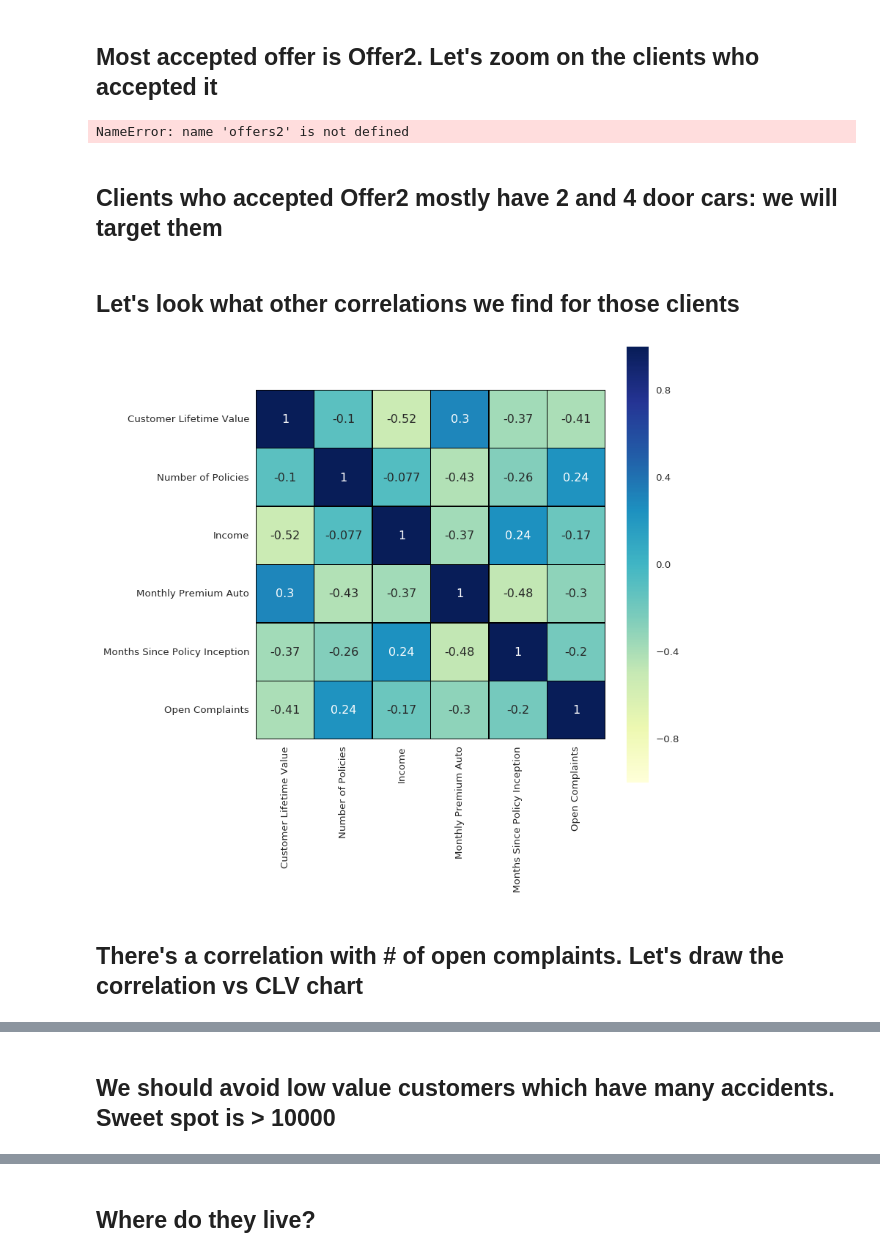
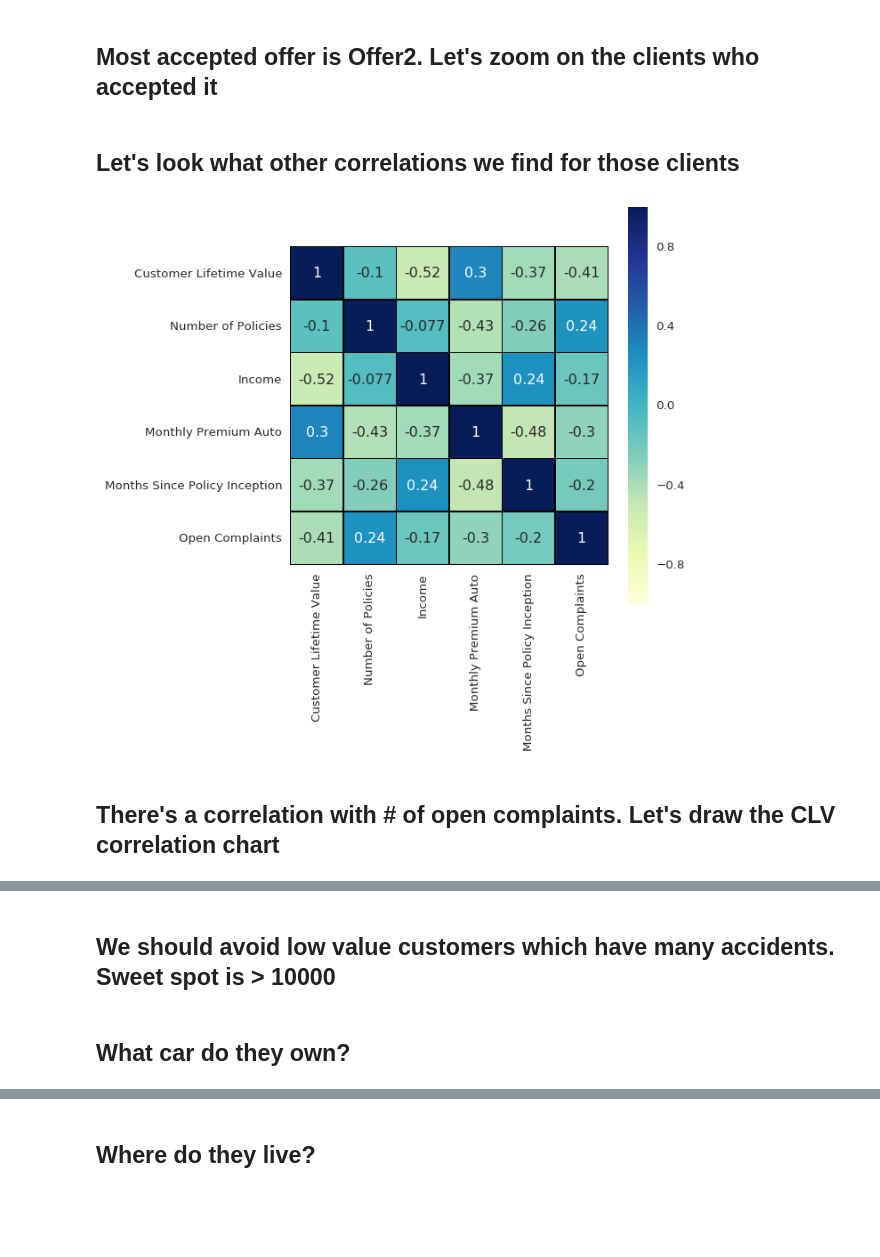
Before and after one commit to obarrot/dsx, a Jupyter notebook: insurance CLV.ipynb, the cells around one changed output, grey strips where cells are left out. Saved outputs shown, nothing was run; the diff lists cells and outputs as text; code cells hidden in the pictures; blank space fills up the shorter version.

```diff
--- a/insurance CLV.ipynb
+++ b/insurance CLV.ipynb
@@ -105,28 +110,22 @@ display(renewals)
 [interactive output not drawn]
 # %% [markdown]
 ## Most accepted offer is Offer2. Let's zoom on the clients who accepted it
-# %%
-display(offers2)
-# %% [output]
-NameError: name 'offers2' is not defined
-# %% [markdown]
-## Clients who accepted Offer2 mostly have 2 and 4 door cars: we will target them
 # %% [markdown]
 ## Let's look what other correlations we find for those clients
 # %%
 offers2 = renewals[renewals ['Renew Offer Type'] == "Offer2"  ]
 del offers2['Offers Score']
 # create a correlation matrix
 corr_mat=offers2.corr(method='pearson')
-plt.figure(figsize=(8,8))
+plt.figure(figsize=(6,6))
 
 sns.heatmap(corr_mat.corr(),linewidths=0.25,vmax=1.0,\
             square=True, cmap="YlGnBu", linecolor='black', annot=True)
 plt.show()
 # %% [output]
-[figure, old version]
+[figure, new version]
 # %% [markdown]
-## There's a correlation with # of open complaints. Let's draw the correlation vs CLV chart
+## There's a correlation with # of open complaints. Let's draw the CLV correlation chart
 # %%
 display(offers2)
 # %% [output]
@@ -134,3 +133,5 @@ display(offers2)
 [interactive output not drawn]
 # %% [markdown]
 ## We should avoid low value customers which have many accidents. Sweet spot is > 10000
+# %% [markdown]
+## What car do they own?
```
Also changed, not shown: parts of 13 cells of this notebook.
